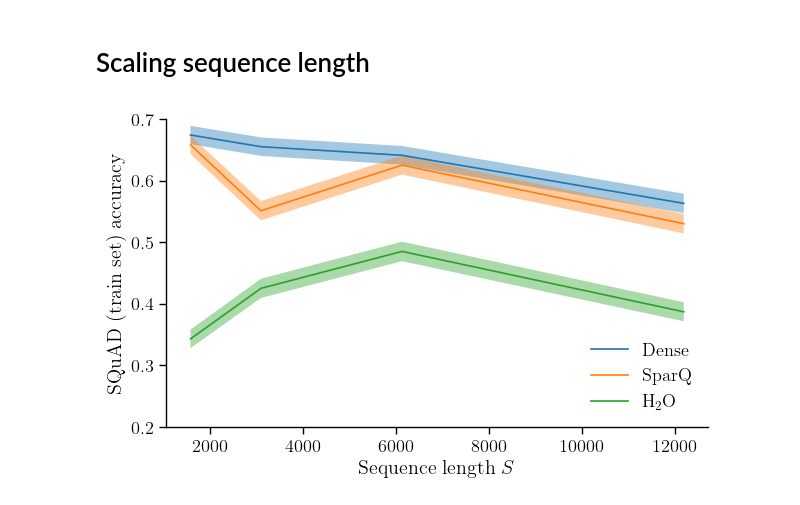
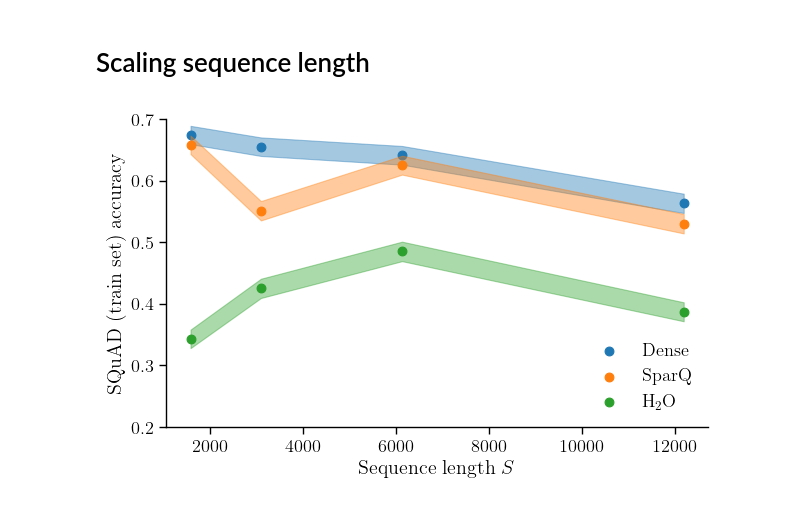
Before and after one commit to graphcore-research/llm-inference-research, a Jupyter notebook: 2023-sparse-attention/rmoe-84-paper/FiguresDO.ipynb, the cells around one changed output. Drawn from its saved outputs; the diff is of its cells as text; code cells hidden in the pictures.

Commit message:
Update figures

```diff
--- a/2023-sparse-attention/rmoe-84-paper/FiguresDO.ipynb
+++ b/2023-sparse-attention/rmoe-84-paper/FiguresDO.ipynb
@@ -24,8 +25,10 @@ matplotlib.font_manager.findfont("CMU Serif", rebuild_if_missing=True)
 api = wandb.Api()
 # %%
 def load_one(run: wandb.apis.public.Run) -> Dict[str, Any]:
+    llama_eviction_bug_commits = {"12d9e3b7228c1e166f614f5acdd8a205e27236a4", "3f4fd0fa4f4b6bd119945c3e5f09028c1e569ca3"}
     if "count" in run.summary:
         task = run.config["task"]["name"]
+        model = run.config["model"].split("/")[1].replace("-hf", "").lower()
         mc = run.summary["model_config"]
         score_key = dict(
             squad="match",
@@ -37,11 +40,15 @@ def load_one(run: wandb.apis.public.Run) -> Dict[str, Any]:
         )[task]
         sparsity = copy.deepcopy(run.config["sparsity"])
         assert sparsity.pop("score", None) in [None, "sparse_q"]
+        if sparsity["name"] == "eviction" and "llama" in model and run.commit in llama_eviction_bug_commits:
+            return
         scores = [r[score_key] for r in run.summary["results"]]
         return dict(
+            experiment=run.config["name"],
             task=task,
             confusion_contexts=run.config["task"].get("confusion_contexts"),
-            model=run.config["model"].split("/")[1].replace("-hf", "").lower(),
+            wikitext_bugfix=run.config["code_changes"].get("forced-sample-no-specials", False),
+            model=model,
             n_heads=mc["num_attention_heads"] * mc["num_hidden_layers"],
             head_size=mc["hidden_size"]//mc["num_attention_heads"],
             **sparsity,
@@ -93,6 +100,24 @@ def memory_transfers_attention_only(s: pd.Series, count_kv: bool = True, count_i
         assert False, s["name"]
 
     return (count_kv * kv_elements + count_index * index_elements) * s["n_heads"]
+
+def add_dense_as_sparse(df: pd.DataFrame) -> pd.DataFrame:
+    """Add 'dense' as if it were a sparse technique.
+    Note that this only gives it the sparse 'name' string (not k, etc).
+    """
+    def _map(g: pd.DataFrame) -> pd.DataFrame:
+        g_dense = g[g["name"]=="dense"]
+        if len(g_dense) != 1:
+            print(f"Warning: multiple dense results found for {g.task.iloc[0]}, {g.model.iloc[0]}", file=sys.stderr)
+        return (g.groupby("name")
+                .apply(lambda gg: gg if gg.name=="dense" else pd.concat([gg, g_dense.assign(name=gg.name)]))
+                .reset_index(drop=True))
+    return df.groupby(["task", "model"]).apply(_map).reset_index(drop=True)
+
+palette = sns.color_palette()
+name_to_hue = dict(dense=palette[4], ann=palette[0], eviction=palette[2], local=palette[3], sparse_v=palette[1])
+name_to_label = dict(ann="SparQ Attention", eviction="H$_2$O", local="LM Infinite", sparse_v="FlexGen Sparsity")
+name_to_marker = dict(dense=".", ann="o", eviction="X", local="^", sparse_v="*")
 # %% [markdown]
 # Benchmarking
 # %%
@@ -200,7 +225,7 @@ IPU sequence_length=16384, batch_size=1, k1=32, k2=128
 d = (df
     .pipe(lambda d: d[d.device_name == "A100-40GB"])
     .pipe(lambda d: d[d.kernel.isin(["attn-torch", "sparq-attn-compiled", "sparq-attn-triton-oneK", "sparq-attn-triton"])])
-    .pipe(lambda d: d[d.kernel.isin(["attn-torch"]) | ((d.k1==32) & (d.k2==64))])
+    .pipe(lambda d: d[d.kernel.isin(["attn-torch"]) | ((d.k1==32) & (d.k2==128))])
     .pipe(lambda d: d[d.batch_size == 64])
     .pipe(lambda d: d[d.sequence_length <= 16384])
     .pipe(lambda d: d.assign(kernel=d.kernel.apply(gpu_kernel_names.__getitem__)))
@@ -255,21 +280,21 @@ df = (pd.concat([load_sweep("RMOE-78-long-context-v3")]).reset_index(drop=True)
 # %%
 techniques = dict(
     dense="Dense",
     ann="SparQ",
     eviction="H$_2$O",
 )
 plt.figure(figsize=(7, 4))
 ax = plt.gca()
-for name, label in techniques.items():
+for (name, label), color in zip(techniques.items(), sns.color_palette()):
     g = df[(df["name"] == name) & (df["confusion_contexts"] >= 7)].sort_values("prefill_length")
-    ax.plot(g.prefill_length, g.score, label=label)
+    ax.scatter(g.prefill_length, g.score, label=label, color=color, s=40)
     ax.fill_between(g.prefill_length, g.score - g.score_stderr, g.score + g.score_stderr,
-                    alpha=.4)
+                    alpha=.4, color=color)
 ax.legend(frameon=False)
 ax.set_xlabel("Sequence length $S$")
 ax.set_ylabel("SQuAD (train set) accuracy")
 ax.set_ylim((0.2, 0.7))
 sns.despine(ax=ax)
 plt.savefig(f"out/sequence_length_scaling.pdf", bbox_inches="tight")
 # %% [output]
-[figure, old version]
+[figure, new version]
```
Also changed, not shown: parts of 6 cells of this notebook.
